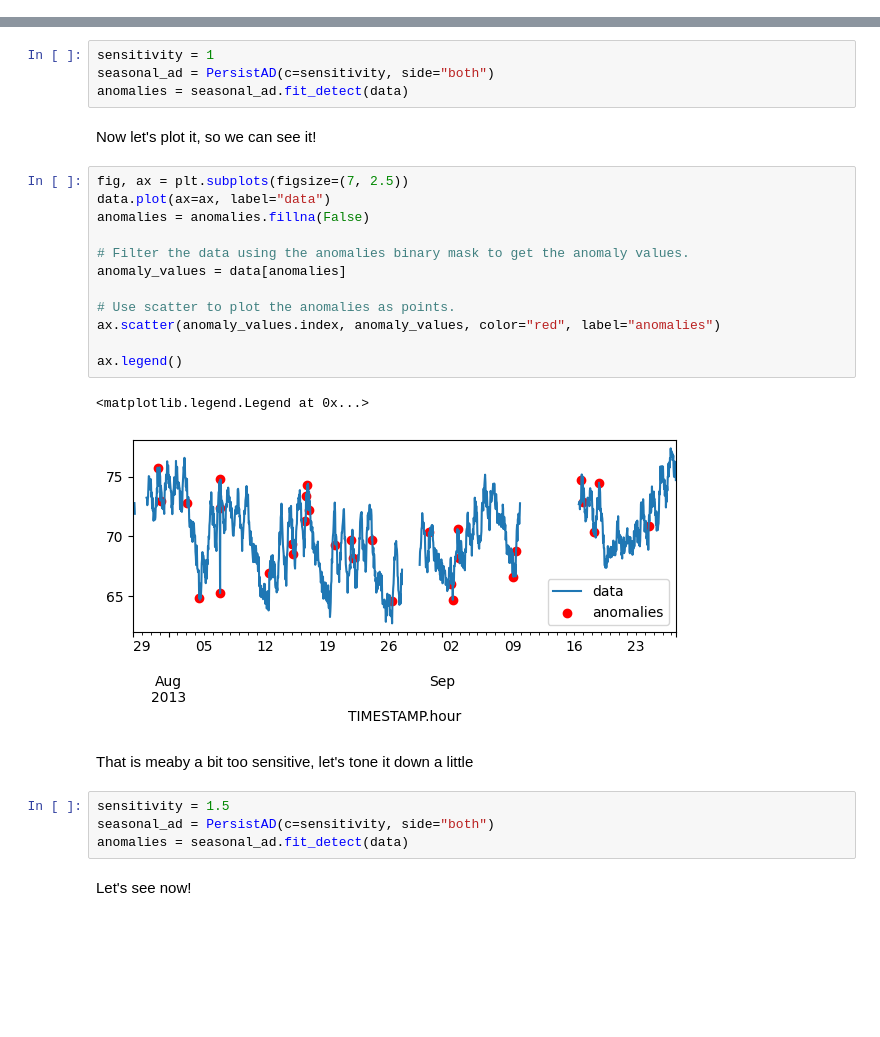
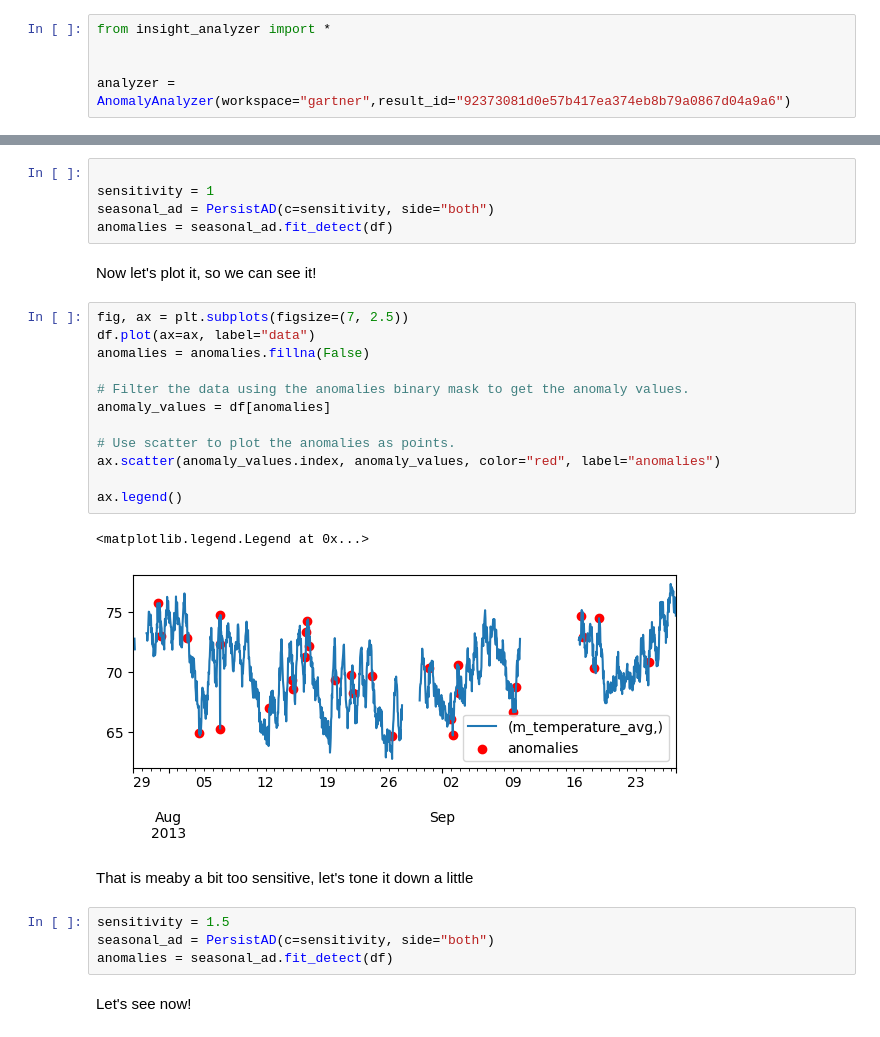
Before and after one commit to xMort/gdc-jupyter, a Jupyter notebook: templates/anomalies.ipynb, the cells around one changed output, grey strips where cells are left out. Saved outputs shown, nothing was run; the diff lists cells and outputs as text; blank space fills up the shorter version.

Commit message:
Finishing Anomalies

```diff
--- a/templates/anomalies.ipynb
+++ b/templates/anomalies.ipynb
@@ -8,2 +1,7 @@ df = analyzer.get_df()
+# %%
+from insight_analyzer import *
+
+
+analyzer = AnomalyAnalyzer(workspace="gartner",result_id="92373081d0e57b417ea374eb8b79a0867d04a9a6")
 # %% [markdown]
 Ok, first we want to validate the data, if we can run the anomaly scan on it.
@@ -29,30 +12,31 @@ Everything seems fine, let's detect the anomalies. Here we want to set up the se
 # %%
+
 sensitivity = 1
 seasonal_ad = PersistAD(c=sensitivity, side="both")
-anomalies = seasonal_ad.fit_detect(data)
+anomalies = seasonal_ad.fit_detect(df)
 # %% [markdown]
 Now let's plot it, so we can see it!
 # %%
 fig, ax = plt.subplots(figsize=(7, 2.5))
-data.plot(ax=ax, label="data")
+df.plot(ax=ax, label="data")
 anomalies = anomalies.fillna(False)
 
 # Filter the data using the anomalies binary mask to get the anomaly values.
-anomaly_values = data[anomalies]
+anomaly_values = df[anomalies]
 
 # Use scatter to plot the anomalies as points.
 ax.scatter(anomaly_values.index, anomaly_values, color="red", label="anomalies")
 
 ax.legend()
 # %% [output]
 <matplotlib.legend.Legend at 0x...>
-[figure, old version]
+[figure, new version]
 # %% [markdown]
 That is meaby a bit too sensitive, let's tone it down a little
 # %%
 sensitivity = 1.5
 seasonal_ad = PersistAD(c=sensitivity, side="both")
-anomalies = seasonal_ad.fit_detect(data)
+anomalies = seasonal_ad.fit_detect(df)
 # %% [markdown]
 Let's see now!
 # %%
```
Also changed, not shown: parts of 5 cells of this notebook, 1 other file.
